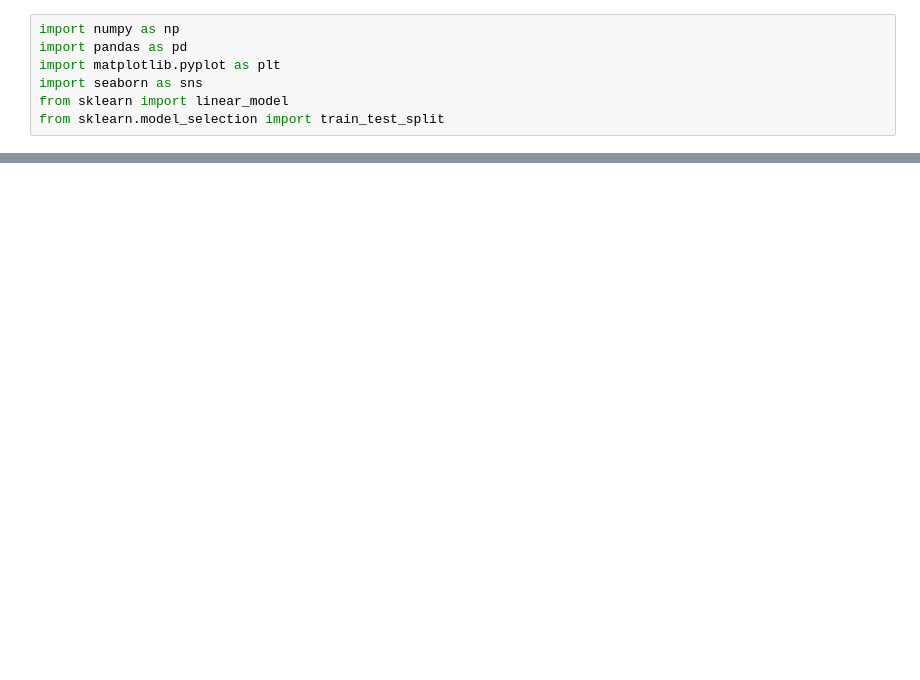
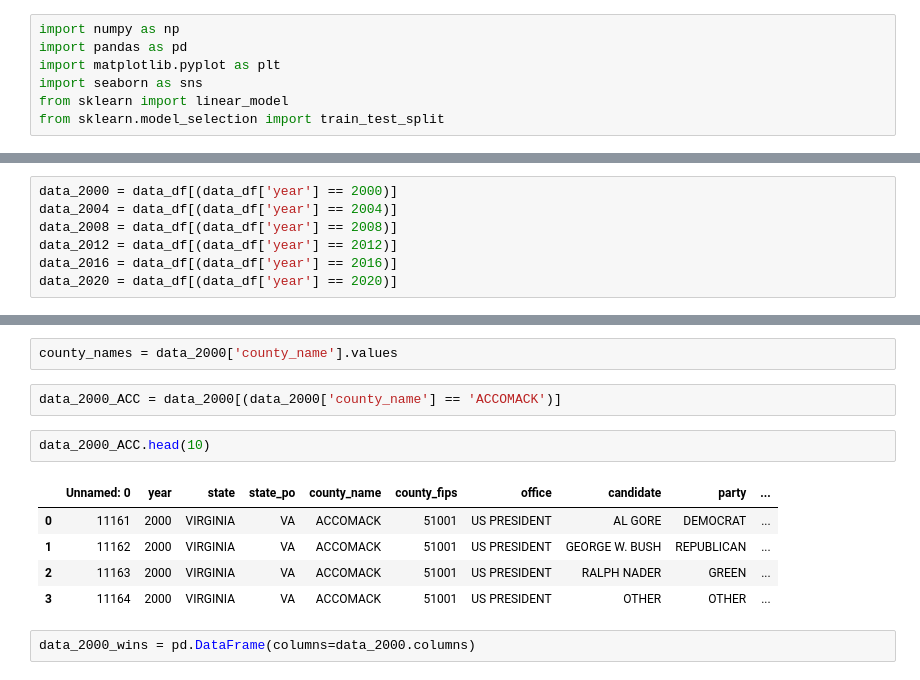
Before and after one commit to abkerper/project_voting, a Jupyter notebook: Allison_Start.ipynb, the cells around one changed output, grey strips where cells are left out. Saved outputs shown, nothing was run; the diff lists cells and outputs as text; blank space fills up the shorter version.

```diff
--- a/Allison_Start.ipynb
+++ b/Allison_Start.ipynb
@@ -38,0 +35,7 @@ df1
+# %%
+data_2000 = data_df[(data_df['year'] == 2000)]
+data_2004 = data_df[(data_df['year'] == 2004)]
+data_2008 = data_df[(data_df['year'] == 2008)]
+data_2012 = data_df[(data_df['year'] == 2012)]
+data_2016 = data_df[(data_df['year'] == 2016)]
+data_2020 = data_df[(data_df['year'] == 2020)]
@@ -38,0 +48,14 @@ df1
+# %%
+county_names = data_2000['county_name'].values
+# %%
+data_2000_ACC = data_2000[(data_2000['county_name'] == 'ACCOMACK')]
+# %%
+data_2000_ACC.head(10)
+# %% [output]
+|  | Unnamed: 0 | year | state | state_po | county_name | county_fips | office | candidate | party | ... |
+| 0 | 11161 | 2000 | VIRGINIA | VA | ACCOMACK | 51001 | US PRESIDENT | AL GORE | DEMOCRAT | ... |
+| 1 | 11162 | 2000 | VIRGINIA | VA | ACCOMACK | 51001 | US PRESIDENT | GEORGE W. BUSH | REPUBLICAN | ... |
+| 2 | 11163 | 2000 | VIRGINIA | VA | ACCOMACK | 51001 | US PRESIDENT | RALPH NADER | GREEN | ... |
+| 3 | 11164 | 2000 | VIRGINIA | VA | ACCOMACK | 51001 | US PRESIDENT | OTHER | OTHER | ... |
+# %%
+data_2000_wins = pd.DataFrame(columns=data_2000.columns)
```
Also changed, not shown: parts of 7 cells of this notebook.
